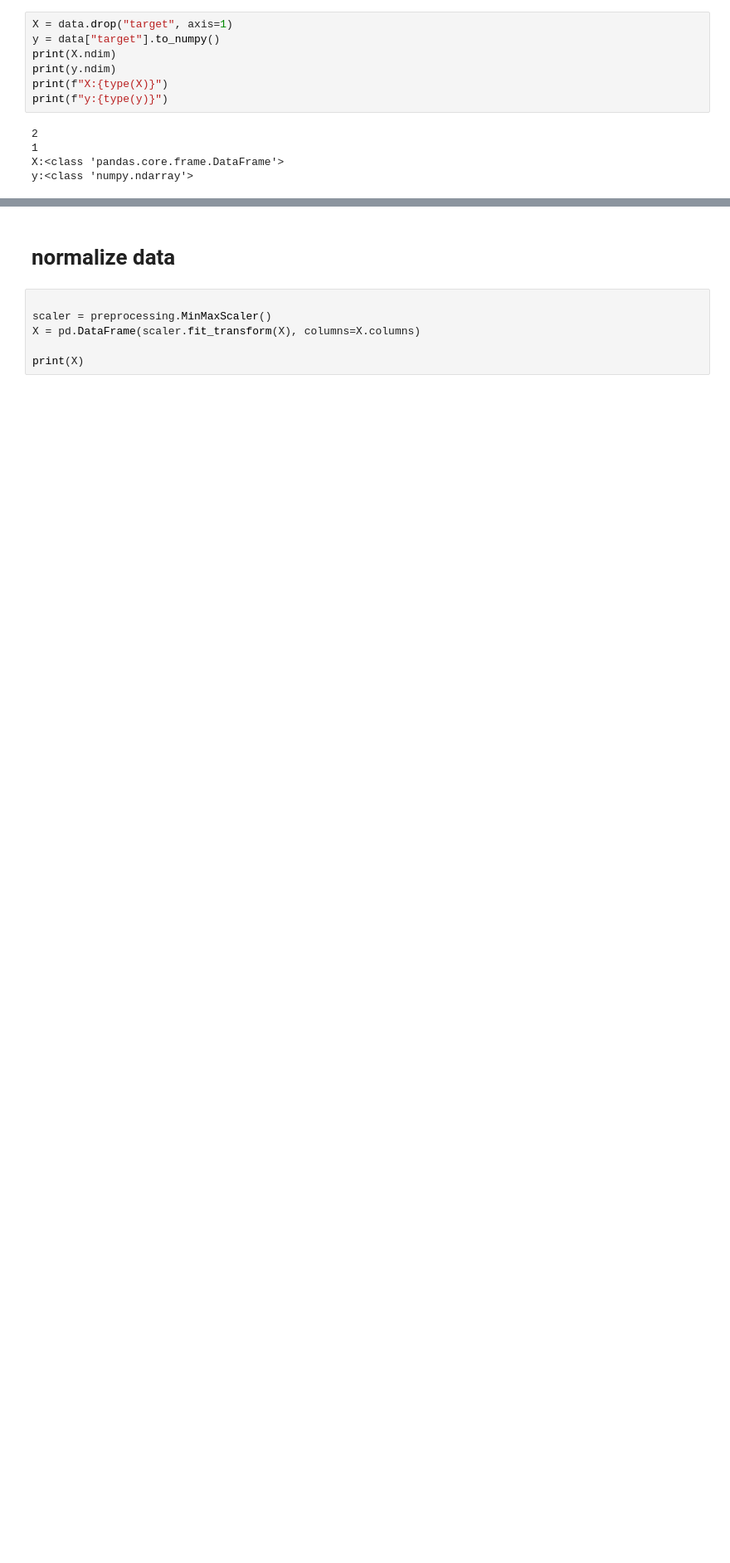
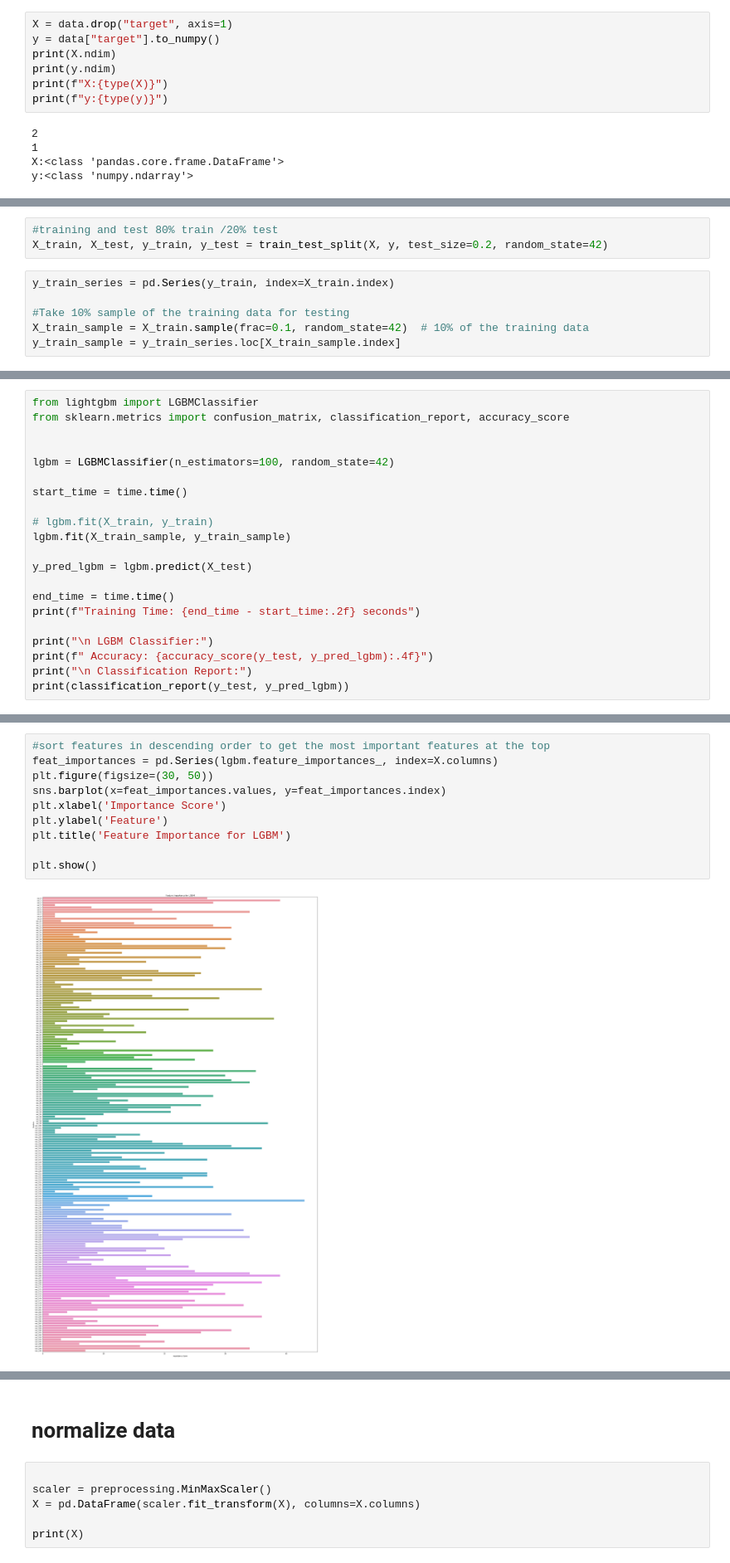
Before and after one commit to azizabousam1/Housing-Market-Analysis, a Jupyter notebook: customer-transaction-prediction.ipynb, the cells around one changed output, grey strips where cells are left out. Shown at 83% size. Drawn from its saved outputs; the diff is of its cells as text; blank space fills up the shorter version.

```diff
--- a/customer-transaction-prediction.ipynb
+++ b/customer-transaction-prediction.ipynb
@@ -54,0 +187,9 @@ y:<class 'numpy.ndarray'>
+# %%
+#training and test 80% train /20% test
+X_train, X_test, y_train, y_test = train_test_split(X, y, test_size=0.2, random_state=42)
+# %%
+y_train_series = pd.Series(y_train, index=X_train.index)
+
+#Take 10% sample of the training data for testing
+X_train_sample = X_train.sample(frac=0.1, random_state=42)  # 10% of the training data
+y_train_sample = y_train_series.loc[X_train_sample.index]
@@ -54,0 +232,21 @@ y:<class 'numpy.ndarray'>
+# %%
+from lightgbm import LGBMClassifier
+from sklearn.metrics import confusion_matrix, classification_report, accuracy_score
+
+
+lgbm = LGBMClassifier(n_estimators=100, random_state=42)
+
+start_time = time.time()
+
+# lgbm.fit(X_train, y_train)
+lgbm.fit(X_train_sample, y_train_sample)
+
+y_pred_lgbm = lgbm.predict(X_test)
+
+end_time = time.time()
+print(f"Training Time: {end_time - start_time:.2f} seconds")
+
+print("\n LGBM Classifier:")
+print(f" Accuracy: {accuracy_score(y_test, y_pred_lgbm):.4f}")
+print("\n Classification Report:")
+print(classification_report(y_test, y_pred_lgbm))
@@ -54,0 +287,12 @@ y:<class 'numpy.ndarray'>
+# %%
+#sort features in descending order to get the most important features at the top
+feat_importances = pd.Series(lgbm.feature_importances_, index=X.columns)
+plt.figure(figsize=(30, 50))
+sns.barplot(x=feat_importances.values, y=feat_importances.index)
+plt.xlabel('Importance Score')
+plt.ylabel('Feature')
+plt.title('Feature Importance for LGBM')
+
+plt.show()
+# %% [output]
+[figure, added]
```
Also changed, not shown: parts of 21 cells of this notebook.
